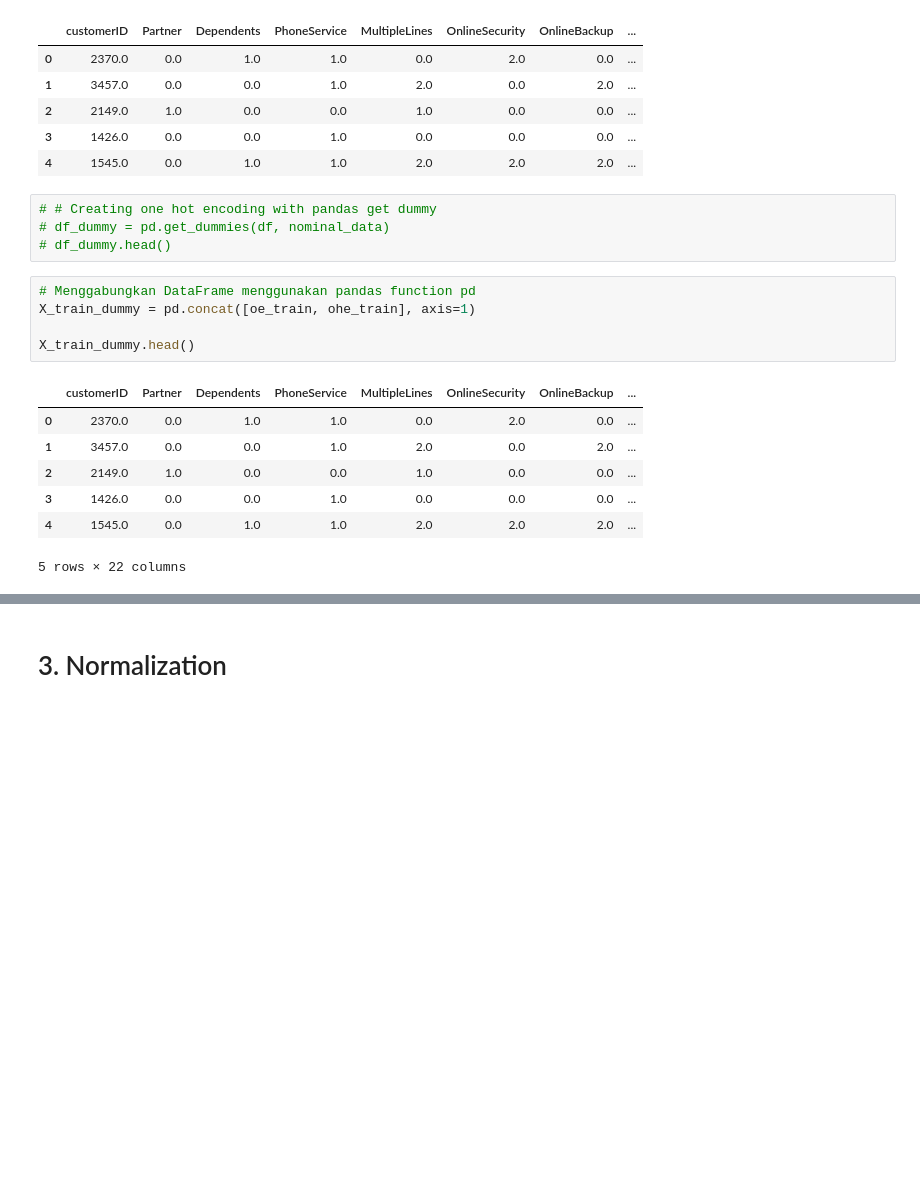
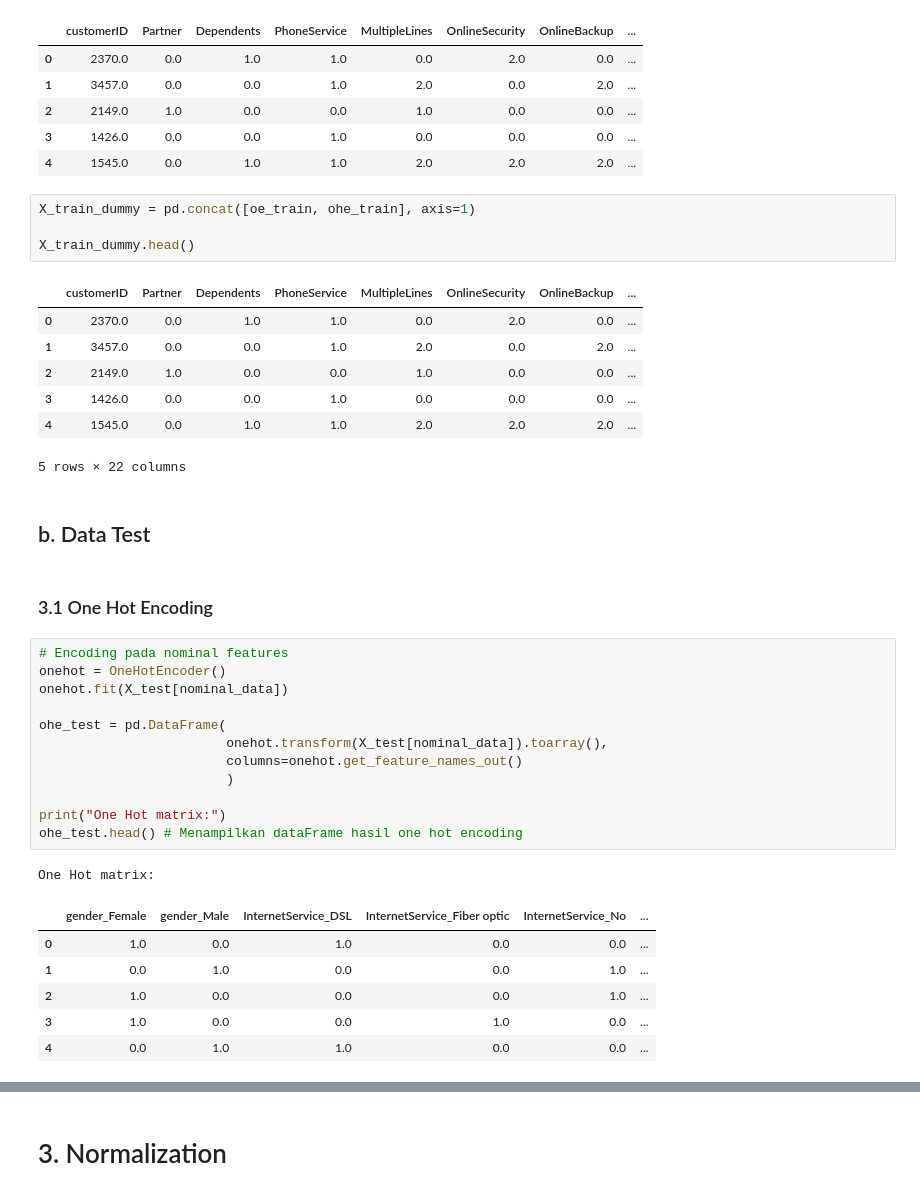
Before and after one commit to NabilahSharfina/TELCO-CUSTOMER-CHURN, a Jupyter notebook: Churn_with_SMOTE.ipynb, the cells around one changed output, grey strips where cells are left out. Cells and saved outputs as stored; diff of their text form; blank space fills up the shorter version.

```diff
--- a/Churn_with_SMOTE.ipynb
+++ b/Churn_with_SMOTE.ipynb
@@ -645,12 +644,7 @@ Ordinal matrix:
 | 2 | 2149.0 | 1.0 | 0.0 | 0.0 | 1.0 | 0.0 | 0.0 | ... |
 | 3 | 1426.0 | 0.0 | 0.0 | 1.0 | 0.0 | 0.0 | 0.0 | ... |
 | 4 | 1545.0 | 0.0 | 1.0 | 1.0 | 2.0 | 2.0 | 2.0 | ... |
-# %%
-# # Creating one hot encoding with pandas get dummy
-# df_dummy = pd.get_dummies(df, nominal_data)
-# df_dummy.head()
 # %%
-# Menggabungkan DataFrame menggunakan pandas function pd
 X_train_dummy = pd.concat([oe_train, ohe_train], axis=1)
 
 X_train_dummy.head()
@@ -662,3 +656,27 @@ X_train_dummy.head()
 | 3 | 1426.0 | 0.0 | 0.0 | 1.0 | 0.0 | 0.0 | 0.0 | ... |
 | 4 | 1545.0 | 0.0 | 1.0 | 1.0 | 2.0 | 2.0 | 2.0 | ... |
 5 rows × 22 columns
+# %% [markdown]
+## b. Data Test
+# %% [markdown]
+### 3.1 One Hot Encoding
+# %%
+# Encoding pada nominal features
+onehot = OneHotEncoder()
+onehot.fit(X_test[nominal_data])
+
+ohe_test = pd.DataFrame(
+                        onehot.transform(X_test[nominal_data]).toarray(),
+                        columns=onehot.get_feature_names_out()
+                        )
+
+print("One Hot matrix:")
+ohe_test.head() # Menampilkan dataFrame hasil one hot encoding
+# %% [output]
+One Hot matrix:
+|  | gender_Female | gender_Male | InternetService_DSL | InternetService_Fiber optic | InternetService_No | ... |
+| 0 | 1.0 | 0.0 | 1.0 | 0.0 | 0.0 | ... |
+| 1 | 0.0 | 1.0 | 0.0 | 0.0 | 1.0 | ... |
+| 2 | 1.0 | 0.0 | 0.0 | 0.0 | 1.0 | ... |
+| 3 | 1.0 | 0.0 | 0.0 | 1.0 | 0.0 | ... |
+| 4 | 0.0 | 1.0 | 1.0 | 0.0 | 0.0 | ... |
```
Also changed, not shown: parts of 26 cells of this notebook.
